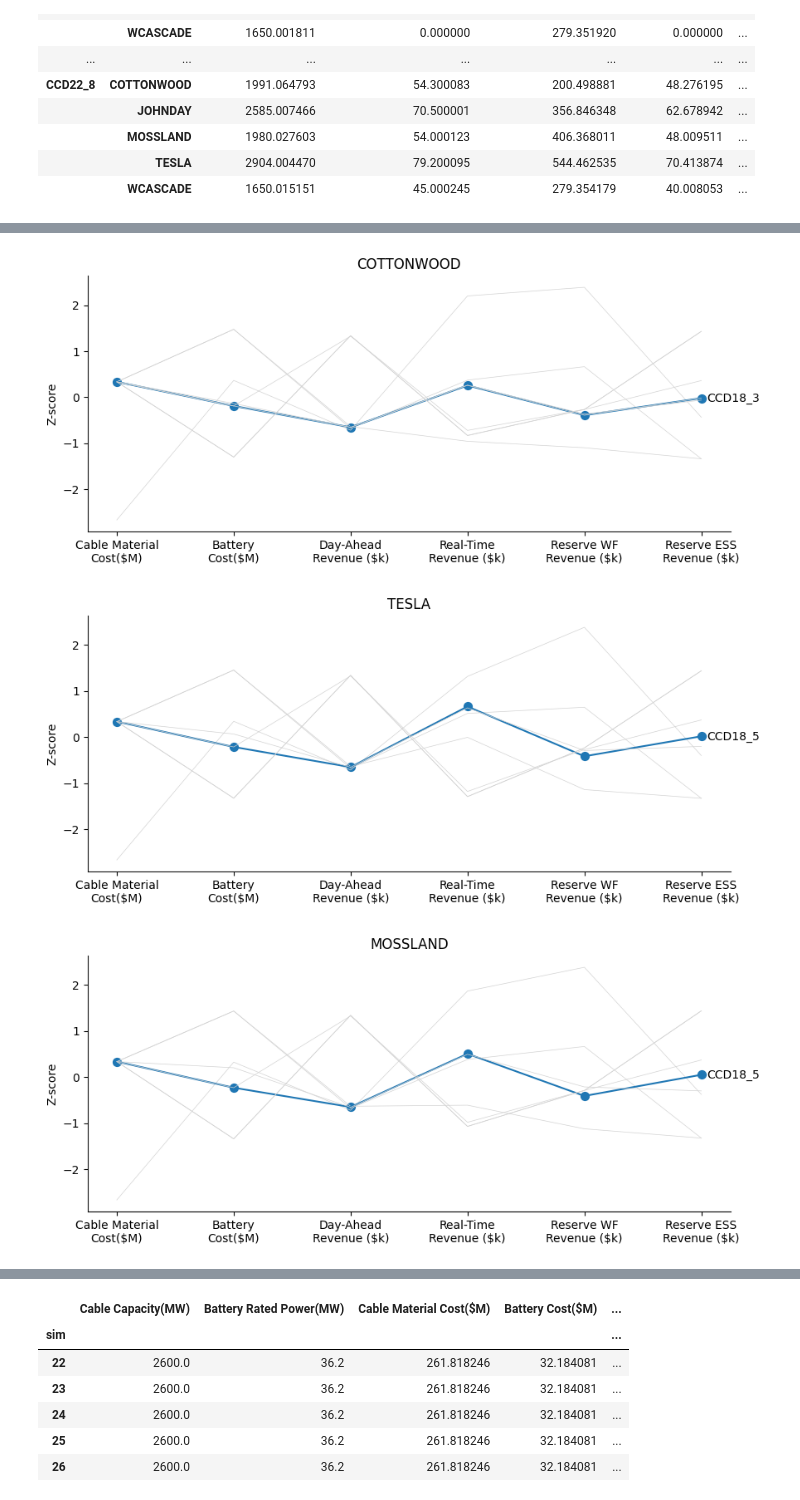
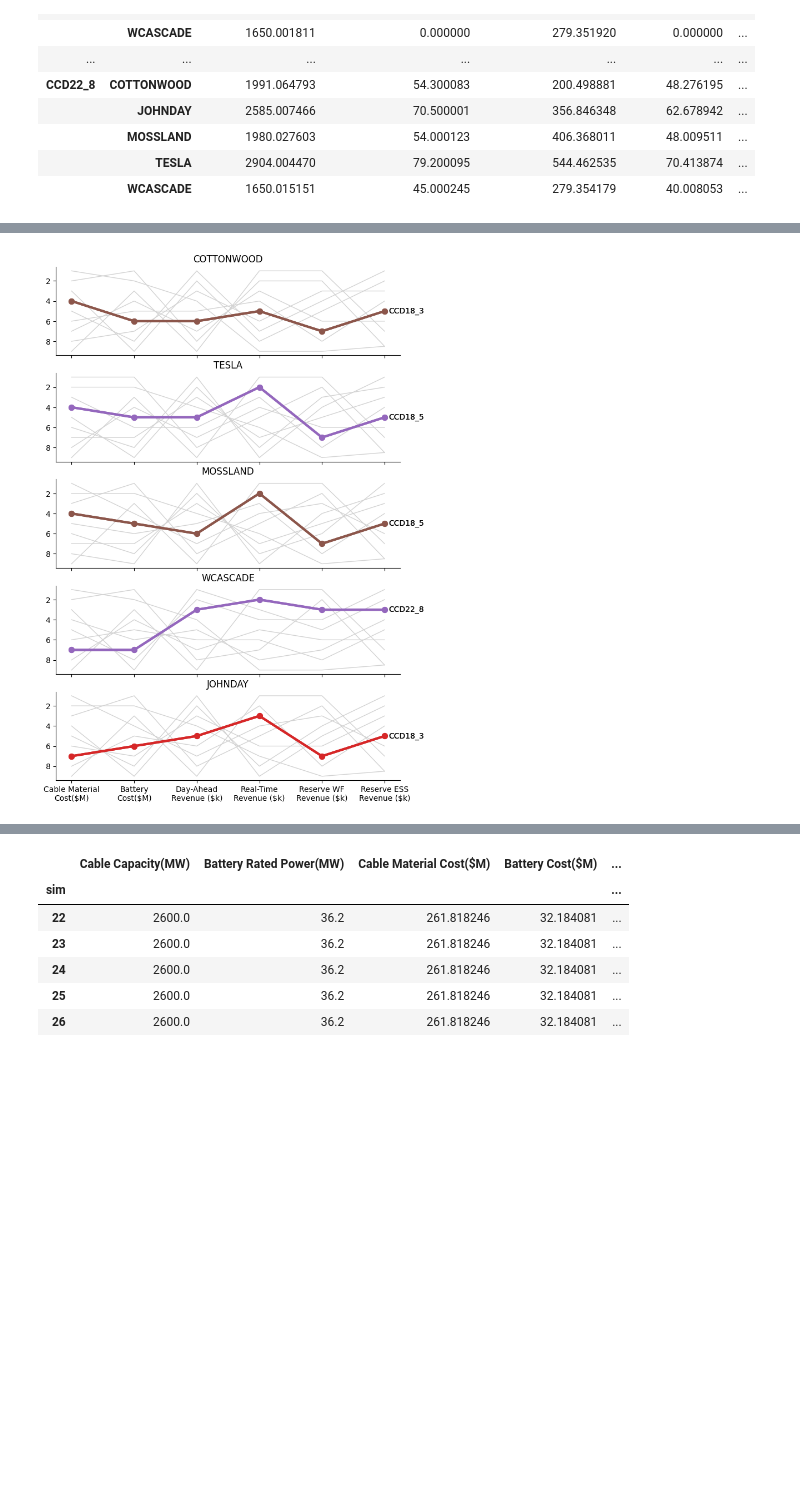
Before and after one commit to pnnl/pyMOODS, a Jupyter notebook: notebooks/Studies/MoCoDo_Solution_Data.ipynb, the cells around one changed output, grey strips where cells are left out. Drawn from its saved outputs; the diff is of its cells as text; code cells hidden in the pictures; blank space fills up the shorter version.

```diff
--- a/notebooks/Studies/MoCoDo_Solution_Data.ipynb
+++ b/notebooks/Studies/MoCoDo_Solution_Data.ipynb
@@ -119,29 +153,35 @@ for loc in ["COTTONWOOD", "TESLA", "MOSSLAND", "WCASCADE", "JOHNDAY"]:
 # %%
-for loc in ["COTTONWOOD", "TESLA", "MOSSLAND", "WCASCADE", "JOHNDAY"]:
+locations = ["COTTONWOOD", "TESLA", "MOSSLAND", "WCASCADE", "JOHNDAY"]
+n_cols = 3
+n_rows = (len(locations) // n_cols) + 1
+
+fig, axes = plt.subplots(len(locations), 1, figsize=(8, 12), sharex=True, sharey=True)
+# fig, axes = plt.subplots(1, len(locations), figsize=(12, 4), sharex=True, sharey=True)
+# fig, axes = plt.subplots(n_rows, n_cols, figsize=(6*n_rows, 3*n_cols), sharex=True, sharey=True)
+for indx, loc in enumerate(locations):
     self = tl.DirectTradeoffLattice(
         df_design.loc[(slice(None), loc), :].droplevel(1), ovars, dvars,
         ascending=ascending,
         # max_specializers=1,
         # min_specializers=1,
         n_generalizers=1,
     )
 
-    plt.figure(figsize=(10, 4))
+    ax = axes[indx]
     self.plot_ovars_parallel_coords(
         x_label_format=ovar_format,
-        use_rank=False,
+        use_rank=True,
         include_all_generalizers=True,
         reorder=False,
-        highlight_generalizers=True
+        highlight_generalizers=True,
+        ax = ax
         # facets = [
         #     i[1]
         #     for i in self.rank.index
         # ]
     )
-    plt.title(loc)
-
-    plt.subplots_adjust(hspace=1)
+    ax.set_title(loc)
+# fig.title(loc)
+# fig.subplots_adjust(hspace=1)
 # %% [output]
-[figure, old version]
+[figure, new version]
-[figure, removed]
-[figure, removed]
```
Also changed, not shown: parts of 54 cells of this notebook, 1 other file.
